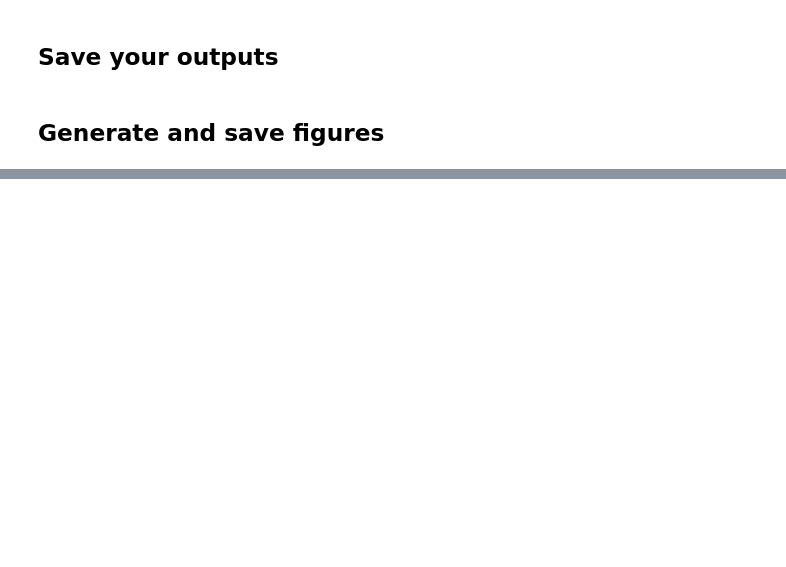
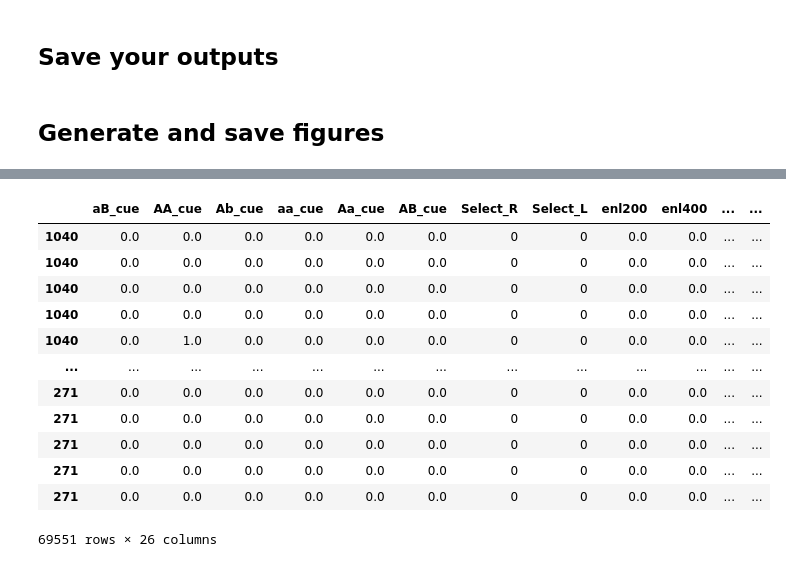
Before and after one commit to liviamurrayy/sabatini-glm-workflow, a Jupyter notebook: notebooks/fitGLM_D1.ipynb, the cells around one changed output, grey strips where cells are left out. Saved outputs shown, nothing was run; the diff lists cells and outputs as text; code cells hidden in the pictures; blank space fills up the shorter version.

```diff
--- a/notebooks/fitGLM_D1.ipynb
+++ b/notebooks/fitGLM_D1.ipynb
@@ -477,3 +491,6 @@ test_pd['AA_cue'].shape, df['AA_cue'].shape
+# %%
+plot_df = prep_plot(config, X_test)
+plot_df = plot_df.set_index(test_list, drop=True)
 # %%
 # Fit the model with cross validation: remember, your alphas and l1_ratios should be lists
 # tuned_model, y_pred, score, beta, best_params = glm_fit.fit_tuned_glm(config, X_train, X_test, y_train, y_test)
@@ -693,0 +707,16 @@ if combine_enl:
+# %%
+plot_df
+# %% [output]
+|  | aB_cue | AA_cue | Ab_cue | aa_cue | Aa_cue | AB_cue | Select_R | Select_L | enl200 | enl400 | ... | ... |
+| 1040 | 0.0 | 0.0 | 0.0 | 0.0 | 0.0 | 0.0 | 0 | 0 | 0.0 | 0.0 | ... | ... |
+| 1040 | 0.0 | 0.0 | 0.0 | 0.0 | 0.0 | 0.0 | 0 | 0 | 0.0 | 0.0 | ... | ... |
+| 1040 | 0.0 | 0.0 | 0.0 | 0.0 | 0.0 | 0.0 | 0 | 0 | 0.0 | 0.0 | ... | ... |
+| 1040 | 0.0 | 0.0 | 0.0 | 0.0 | 0.0 | 0.0 | 0 | 0 | 0.0 | 0.0 | ... | ... |
+| 1040 | 0.0 | 1.0 | 0.0 | 0.0 | 0.0 | 0.0 | 0 | 0 | 0.0 | 0.0 | ... | ... |
+| ... | ... | ... | ... | ... | ... | ... | ... | ... | ... | ... | ... | ... |
+| 271 | 0.0 | 0.0 | 0.0 | 0.0 | 0.0 | 0.0 | 0 | 0 | 0.0 | 0.0 | ... | ... |
+| 271 | 0.0 | 0.0 | 0.0 | 0.0 | 0.0 | 0.0 | 0 | 0 | 0.0 | 0.0 | ... | ... |
+| 271 | 0.0 | 0.0 | 0.0 | 0.0 | 0.0 | 0.0 | 0 | 0 | 0.0 | 0.0 | ... | ... |
+| 271 | 0.0 | 0.0 | 0.0 | 0.0 | 0.0 | 0.0 | 0 | 0 | 0.0 | 0.0 | ... | ... |
+| 271 | 0.0 | 0.0 | 0.0 | 0.0 | 0.0 | 0.0 | 0 | 0 | 0.0 | 0.0 | ... | ... |
+69551 rows × 26 columns
```
Also changed, not shown: parts of 31 cells of this notebook.
